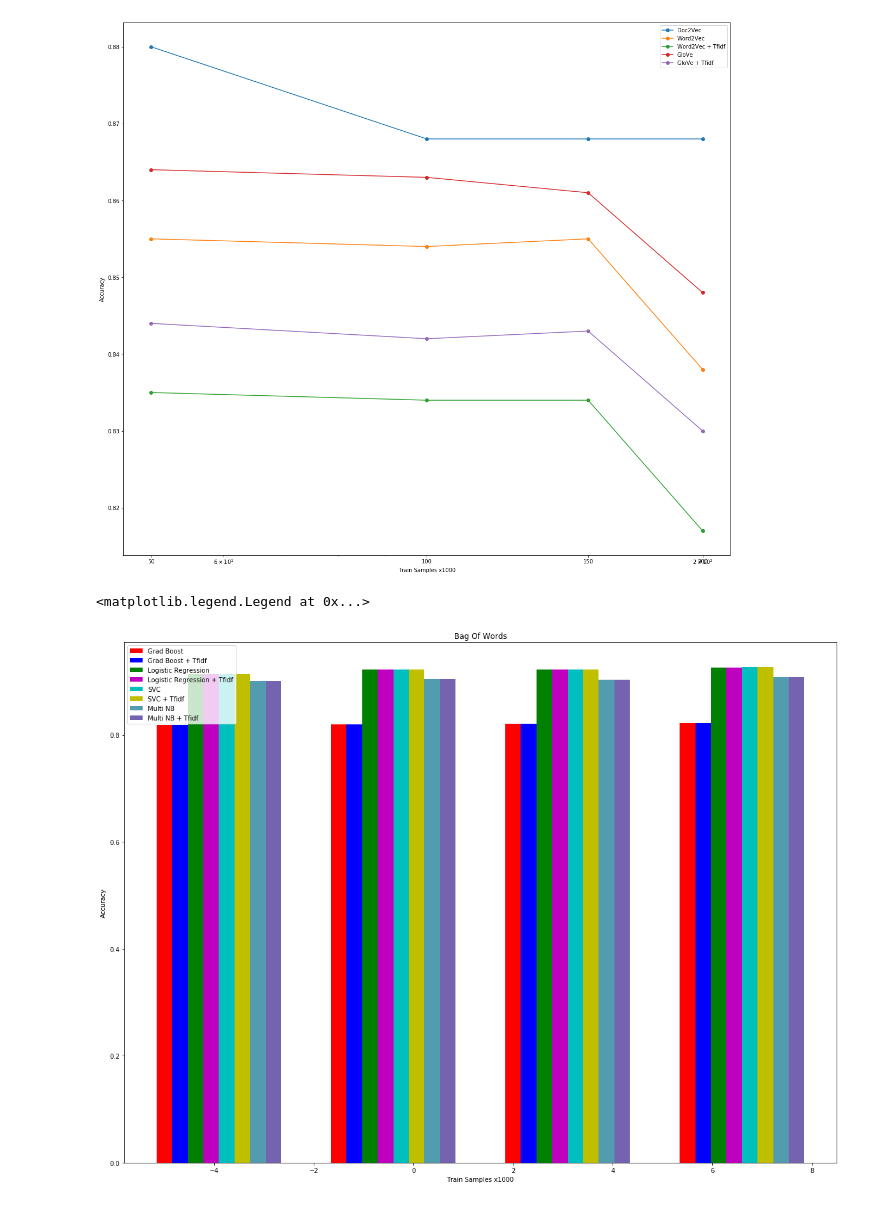
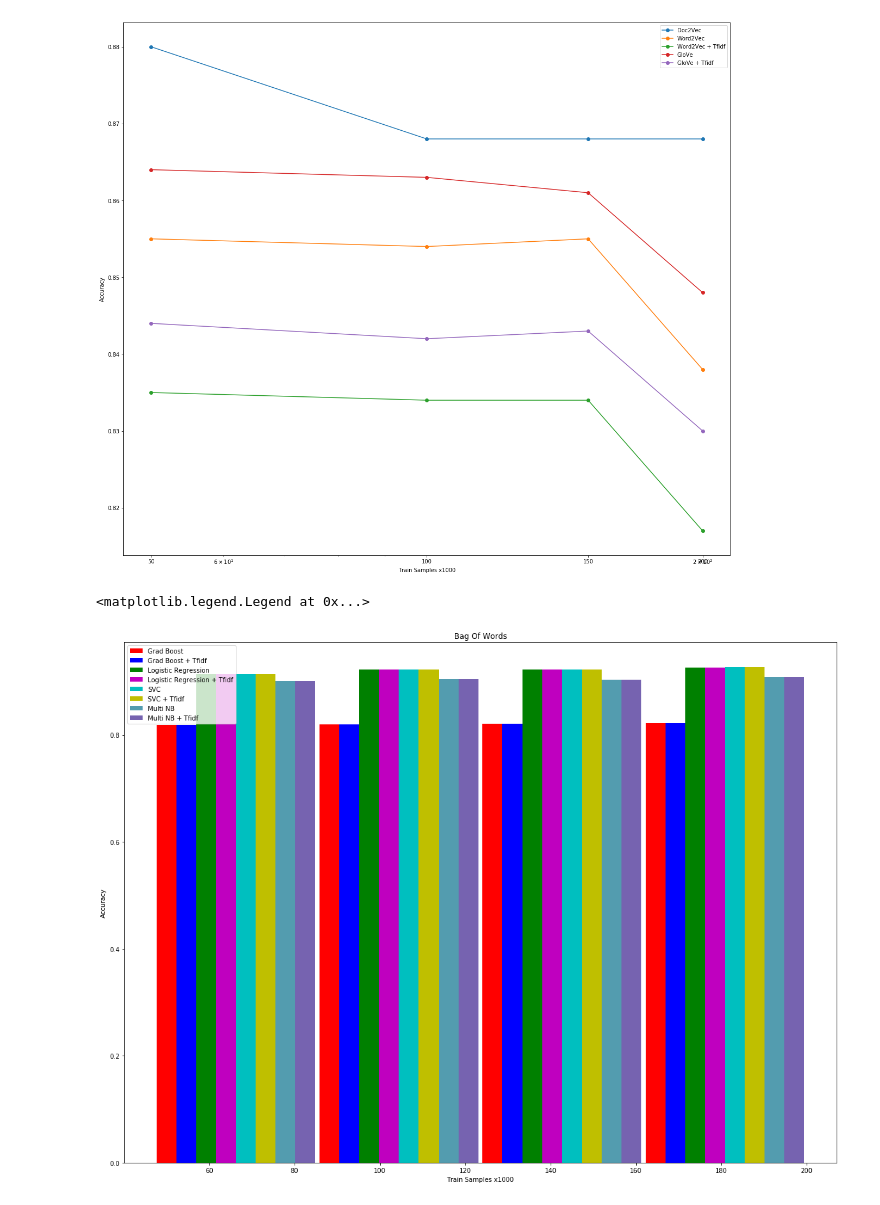
Before and after one commit to tamarakatic/sentiment-analysis-in-amazon-reviews, a Jupyter notebook: notebooks/3.0-bow-vs-pretrained-word-embeddings.ipynb, the cells around one changed output. Drawn from its saved outputs; the diff is of its cells as text; code cells hidden in the pictures.

Commit message:
Change xlabel of bar charts

```diff
--- a/notebooks/3.0-bow-vs-pretrained-word-embeddings.ipynb
+++ b/notebooks/3.0-bow-vs-pretrained-word-embeddings.ipynb
@@ -14,9 +14,8 @@ X = np.array(df_bow["train_size"].tolist()) / 1000
 y_bow = df_bow.drop(['train_size'], axis=1).values.tolist()
 y_word_embedd = df_word_embedd.drop(['train_size'], axis=1).values.tolist()
 
-total_width = 10
-ind_width = total_width / 32
-x_ticks = np.arange(-(total_width / 2), total_width / 2, ind_width)
+ind_width = 4.65
+x_ticks = np.arange(50, 200, ind_width)
 args = list(zip(*[x_ticks[i::8] for i in range(8)]))
 colors = ['r', 'b', 'g', 'm', 'c', 'y', '#539caf', '#7663b0']
 # %%
@@ -44,18 +43,18 @@ plt.show()
 # %% [output]
 [figure]
 # %%
-_, ax = plt.subplots(figsize=(20,15))
+plt.subplots(figsize=(20,15))
 y_data_names = ["Grad Boost", "Grad Boost + Tfidf", "Logistic Regression", "Logistic Regression + Tfidf", "SVC", "SVC + Tfidf", "Multi NB", "Multi NB + Tfidf"]
 
 for i in range(0, len(X)):
     for j in range(0, len(y_bow[0])):
-        ax.bar(i + args[i][j], y_bow[i][j], color=colors[j], label=y_data_names[j], width=ind_width)
+        plt.bar(i + args[i][j], y_bow[i][j], color=colors[j], label=y_data_names[j], width=ind_width)
 
-ax.set_ylabel("Accuracy")
-ax.set_xlabel("Train Samples x1000")
-ax.set_title("Bag Of Words")
-ax.legend(y_data_names)
+plt.ylabel("Accuracy")
+plt.xlabel("Train Samples x1000")
+plt.title("Bag Of Words")
+plt.legend(y_data_names)
 # %% [output]
 <matplotlib.legend.Legend at 0x...>
-[figure, old version]
+[figure, new version]
 # %%
```
Also changed, not shown: parts of 1 cell of this notebook.
